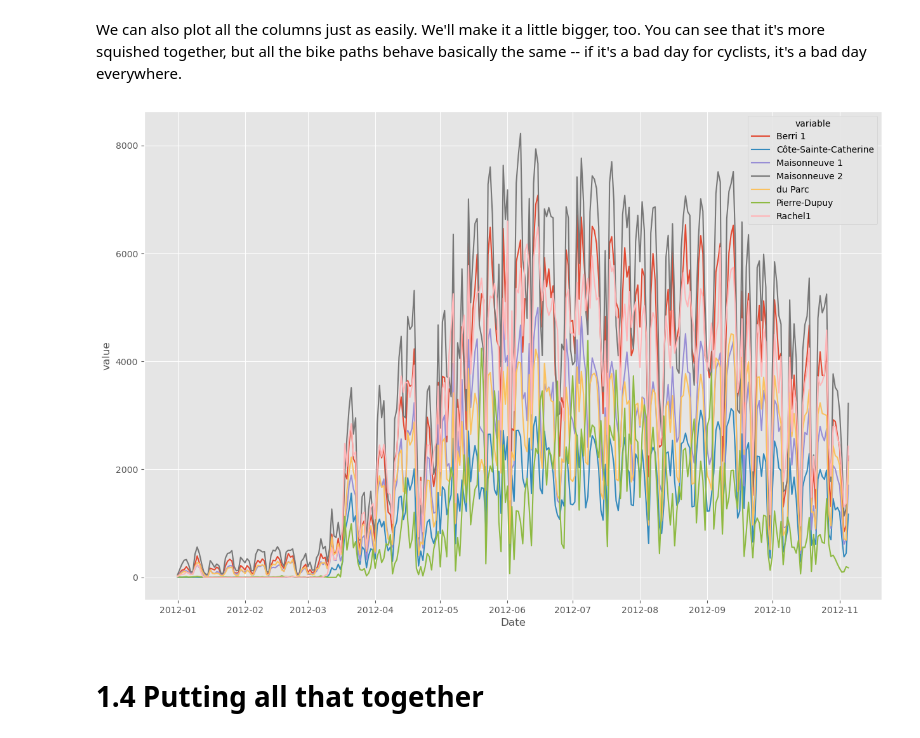
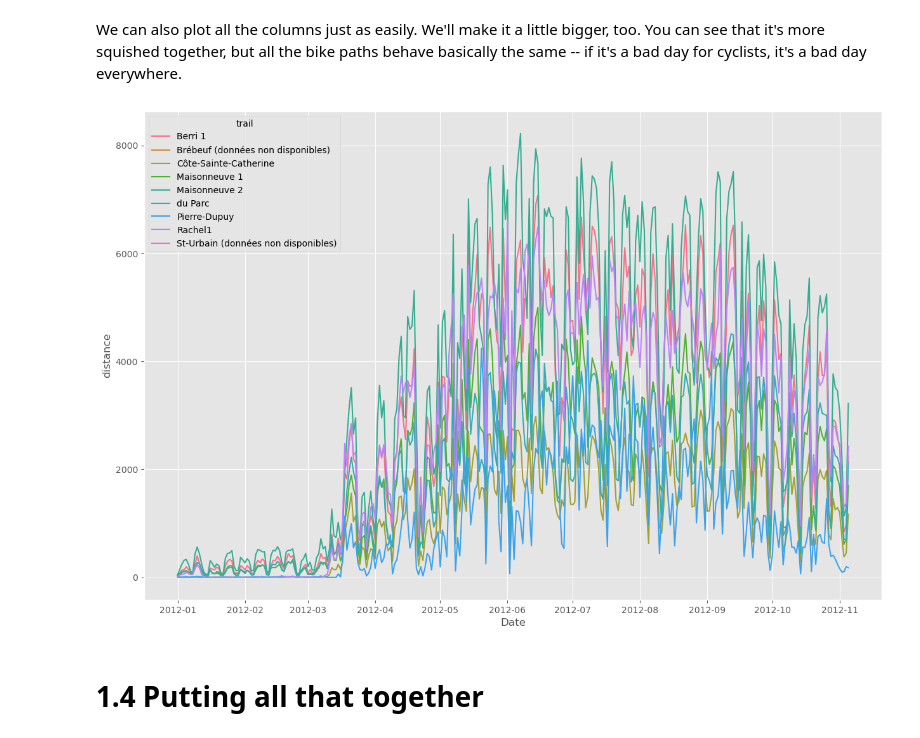
Before and after one commit to escobar-west/pandas-cookbook, a Jupyter notebook: cookbook_polars/Chapter 1 - Reading from a CSV.ipynb, the cells around one changed output. Saved outputs shown, nothing was run; the diff lists cells and outputs as text; code cells hidden in the pictures.

```diff
--- a/cookbook_polars/Chapter 1 - Reading from a CSV.ipynb
+++ b/cookbook_polars/Chapter 1 - Reading from a CSV.ipynb
@@ -36,7 +36,13 @@ You'll notice that this is totally broken! `read_csv` has a bunch of options tha
 * Set the encoding to `'latin1'` (the default is `'utf8'`)
 * Attempt to parse all date columns
 # %%
-fixed_df = pl.read_csv('../data/bikes.csv', separator=';', encoding='latin1', try_parse_dates=True)
+fixed_df = pl.read_csv('../data/bikes.csv',
+                       separator=';',
+                       encoding='latin1',
+                       try_parse_dates=True,
+                       dtypes={'Brébeuf (données non disponibles)': pl.Int64,
+                               'St-Urbain (données non disponibles)': pl.Int64}
+)
 fixed_df[:3]
 # %% [output]
 shape: (3, 10)
@@ -85,11 +91,11 @@ snp.lineplot(fixed_df, x='Date', y='Berri 1')
 We can also plot all the columns just as easily. We'll make it a little bigger, too.
 You can see that it's more squished together, but all the bike paths behave basically the same -- if it's a bad day for cyclists, it's a bad day everywhere.
 # %%
-melt_df = fixed_df.select(pl.exclude(pl.Utf8)).melt(id_vars='Date')
+melt_df = fixed_df.select(pl.exclude(pl.Utf8)).melt(id_vars='Date', variable_name='trail', value_name='distance')
 with plt.rc_context({'figure.figsize': (15, 10)}):
-    snp.lineplot(melt_df, x='Date', y='value', hue='variable')
+    snp.lineplot(melt_df, x='Date', y='distance', hue='trail')
 # %% [output]
-[figure, old version]
+[figure, new version]
 # %% [markdown]
 # 1.4 Putting all that together
 # %% [markdown]
```
Also changed, not shown: parts of 1 cell of this notebook, 9 other files.
